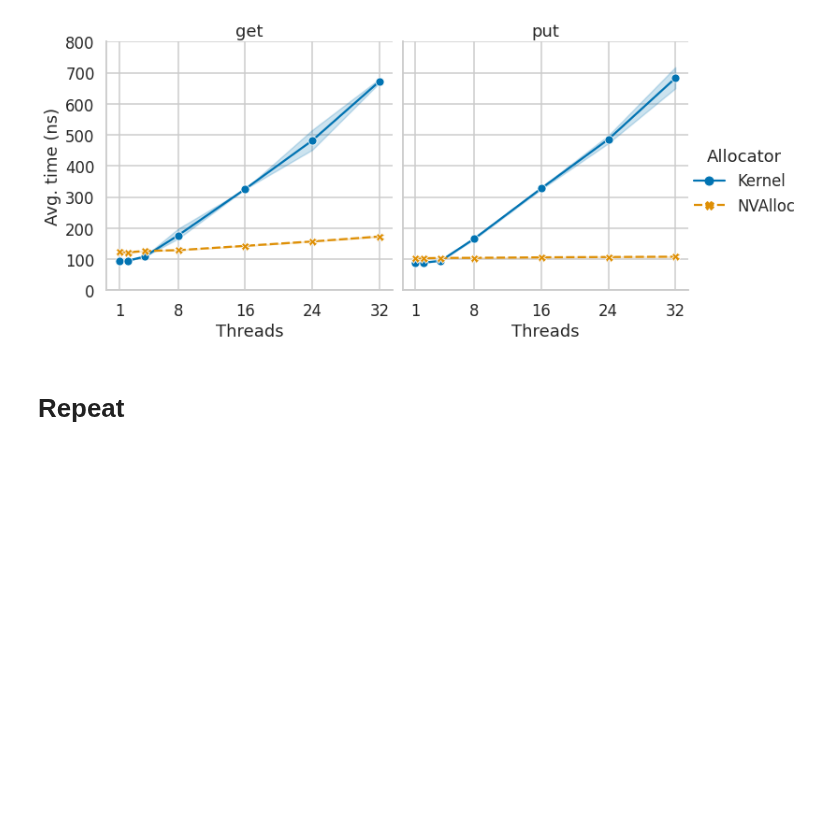
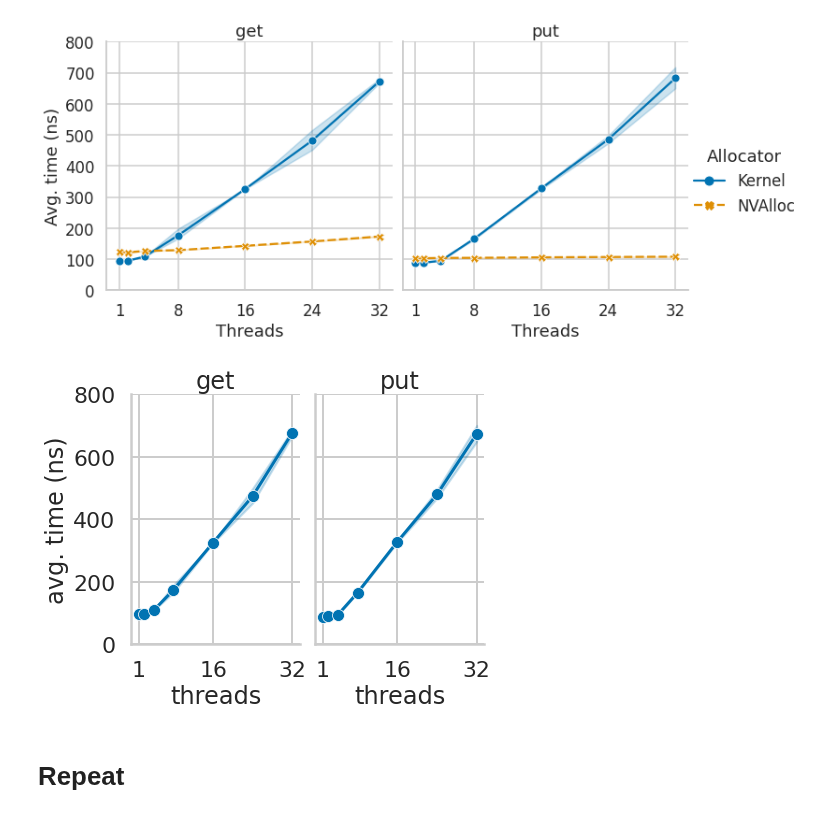
Before and after one commit to luhsra/llfree-bench, a Jupyter notebook: module-o0.ipynb, the cells around one changed output. Saved outputs shown, nothing was run; the diff lists cells and outputs as text; code cells hidden in the pictures; blank space fills up the shorter version.

```diff
--- a/module-o0.ipynb
+++ b/module-o0.ipynb
@@ -66,6 +65,27 @@ g.set_titles("{col_name}")
 # %% [output]
 <seaborn.axisgrid.FacetGrid at 0x...>
 [figure]
+# %%
+with sns.plotting_context("poster"):
+    pgd = pd.read_csv(buddy / "bulk" / "out.csv")
+    pgd["cores"] = pgd["x"]
+    pgd["get"] = pgd["get_avg"]
+    pgd["put"] = pgd["put_avg"]
+    pgd = pgd[["cores", "alloc", "get", "put"]].melt(
+        id_vars=["cores", "alloc"],
+        value_vars=["get", "put"], value_name="time")
+    # pgd = pgd.groupby(["cores", "alloc", "variable", "mem"]).min()
+    g = sns.relplot(data=pgd, kind="line", x="cores", y="time", legend=False,
+                    col="variable", style="alloc", hue="alloc", markers=True,
+                    aspect=0.64)
+    g.set(xticks=[1, 16, 32])
+    g.set(ylim=(0, 800))
+    g.set(ylabel="avg. time (ns)")
+    g.set(xlabel="threads")
+    g.set_titles("{col_name}")
+    g.savefig("out/buddy_threads.pdf")
+# %% [output]
+[figure, added]
 # %% [markdown]
 # Repeat
 # %%
```
Also changed, not shown: parts of 1 cell of this notebook, 7 other files.
